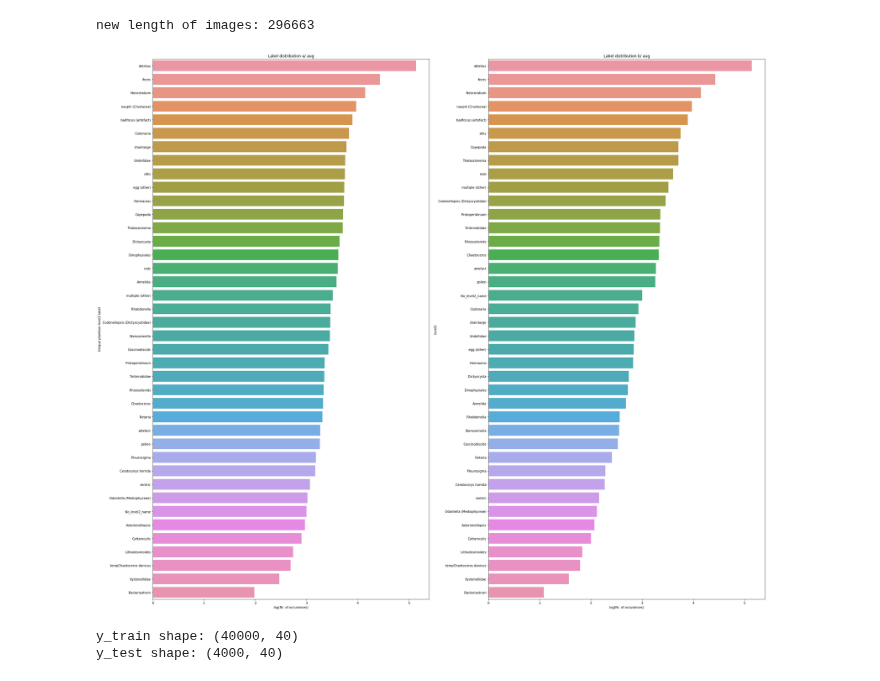
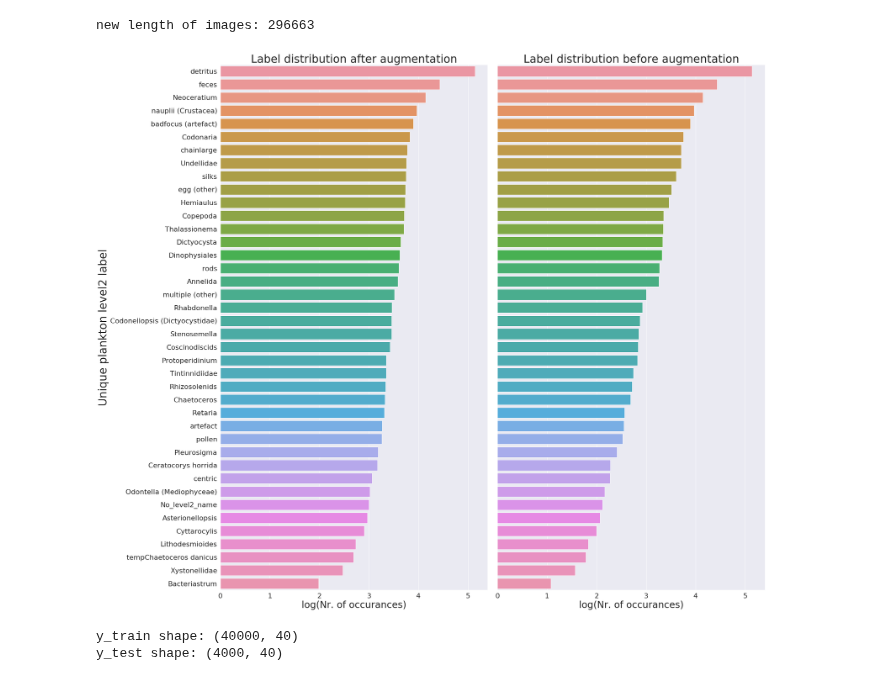
Before and after one commit to yohannjs/AML-2019, a Jupyter notebook: Challenges/4_Plankton/yohann_plankton_cnn.ipynb, the cells around one changed output. Drawn from its saved outputs; the diff is of its cells as text; code cells hidden in the pictures.

```diff
--- a/Challenges/4_Plankton/yohann_plankton_cnn.ipynb
+++ b/Challenges/4_Plankton/yohann_plankton_cnn.ipynb
@@ -161,6 +161,9 @@ def reverse_strip(objid):
 
 def objid_to_key(list_of_objids):
     return [reverse_strip(objid) for objid in list_of_objids]
+
+def fetch_label(key, lvl='level2'):
+    return list(labelsDF[labelsDF['objid']==strip(key)][lvl])[0]
 
 # Functions to preprocess images
 def image_processing(key):
@@ -177,18 +180,14 @@ def image_processing(key):
     padding = (delta_w//2, delta_h//2, delta_w-(delta_w//2), delta_h-(delta_h//2))
     im_padded = ImageOps.expand(im_scaled, padding, fill=255) # padding of scaled picture
 
-    final_size = (100, 100) # input size for CNN
+    final_size = (64, 64) # input size for CNN
     im_final = im_padded.resize(final_size, resample=0) # resize to input size of CNN
     return np.array(im_final)
 
-def fetch_label(key, lvl='level2'):
-    return list(labelsDF[labelsDF['objid']==strip(key)][lvl])[0]
-
 #print(fetch_label('imgs/32627324.jpg'))
 # %%
 img_keys = list(imgFiles.keys())
-processed_imgs = {strip(key) : [image_processing(key), fetch_label(key)] for key in tqdm(img_keys)}
-print('ferdig')
+processed_imgs = {strip(key) : [image_processing(key), fetch_label(key)] for key in img_keys}
 # %%
 del imgFiles
 # %%
@@ -229,8 +228,8 @@ def generate_duplicates(object_id, image_files=processed_imgs):
 
     return image_files
 
-testkey = 32606329
-processed_imgs = generate_duplicates(testkey)
+# testkey = 32606329
+# processed_imgs = generate_duplicates(testkey)
 # print(imgFiles[testkey])
 # print(fetch_labels([testkey]))
 # %%
@@ -268,37 +267,34 @@ new length of images: 296663
 # %%
 list_labels = []
 for objid in list(processed_imgs.keys()):
     list_labels.append([objid, processed_imgs[objid][1]])
 
 labels_objid_dict = {'objid' : [element[0] for element in list_labels],
                      'label' : [element[1] for element in list_labels]}
 labelDF = pd.DataFrame.from_dict(labels_objid_dict)
 
 number_unique_names2 = labelDF.groupby('label', as_index=True)['objid'].count()
 number_unique_names2.sort_values(inplace=True, ascending=False)
+
+fig = plt.figure(figsize=(30,25))
+ax1 = fig.add_subplot(1,2,1)
+ax2 = fig.add_subplot(1,2,2)
+
+sns.barplot(y=number_unique_names2.index, x=np.log10(number_unique_names2.values), ax=ax1)
+sns.barplot(y=number_unique_names.index, x=np.log10(number_unique_names.values), ax=ax2)
+ax2.set(yticks=[])
+sns.set(font_scale=1.4)
+
+ax1.set_ylabel('Unique plankton level2 label', fontsize=35)
+ax1.set_xlabel('log(Nr. of occurances)', fontsize=30)
+ax1.set_title('Label distribution after augmentation', fontsize=35)
+
+ax2.set_ylabel('')
+ax2.set_xlabel('log(Nr. of occurances)', fontsize=30)
+ax2.set_title('Label distribution before augmentation', fontsize=35)
+plt.tight_layout()
+# %% [output]
+[figure, added]
-# %%
-'''figure, ax = plt.subplots(figsize=(23,17))
-ax = sns.barplot(y=number_unique_names.index, x=np.log10(number_unique_names.values))
-plt.ylabel('Unique plankton level2 label', fontsize= 16)
-plt.xlabel('log(Nr. of occurances)', fontsize= 16)
-plt.title('Exponential occurance of different labels', fontsize=16)
-plt.tight_layout()'''
-fig = plt.figure(figsize=(30,25))
-ax1 = fig.add_subplot(1,2,1)
-ax2 = fig.add_subplot(1,2,2)
-
-sns.barplot(y=number_unique_names2.index, x=np.log10(number_unique_names2.values), ax=ax1)
-sns.barplot(y=number_unique_names.index, x=np.log10(number_unique_names.values), ax=ax2)
-
-ax1.set_ylabel('Unique plankton level2 label')
-ax1.set_xlabel('log(Nr. of occurances)')
-ax1.set_title('Label distribution a/ aug')
-
-ax2.set_xlabel('log(Nr. of occurances)')
-ax2.set_title('Label distribution b/ aug')
-plt.tight_layout()
-# %% [output]
-[figure, removed]
 # %%
 img_files_objids = list(processed_imgs.keys())
 # Shuffle order of keys
```
Also changed, not shown: parts of 3 cells of this notebook, 1 other file.
